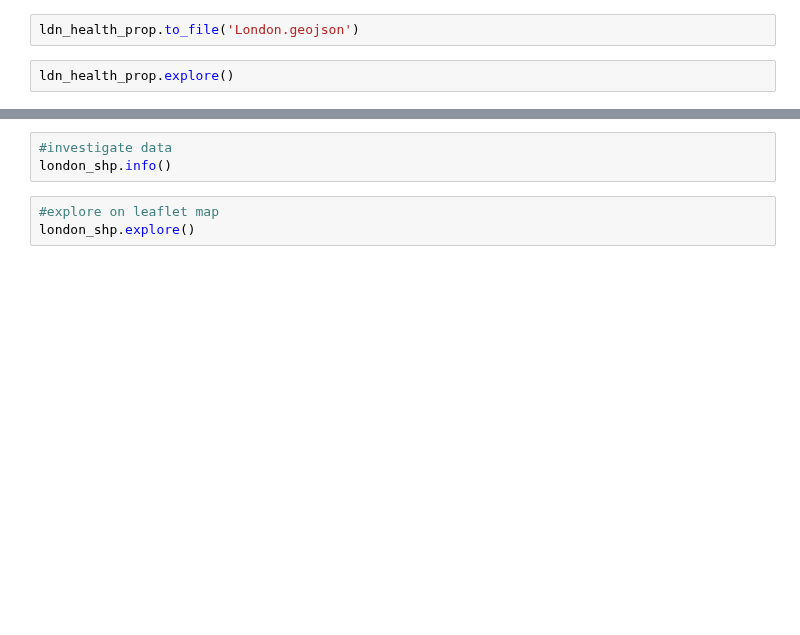
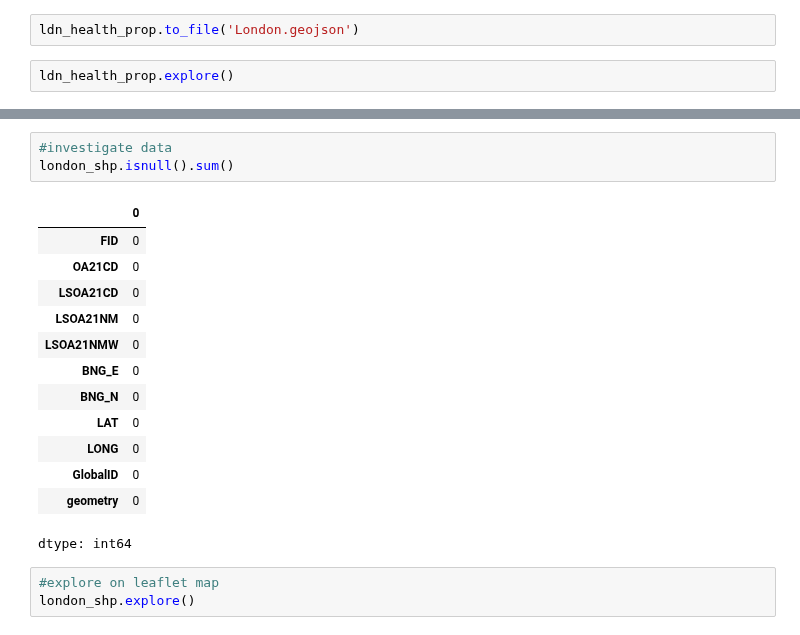
Before and after one commit to Jonathan-C-Barrett/GEOG5990M, a Jupyter notebook: GEOG5003M_Final_Project_template.ipynb, the cells around one changed output, grey strips where cells are left out. Cells and saved outputs as stored; diff of their text form; blank space fills up the shorter version.

```diff
--- a/GEOG5003M_Final_Project_template.ipynb
+++ b/GEOG5003M_Final_Project_template.ipynb
@@ -170,6 +170,20 @@ london_shp= ldn_health_prop.loc[ldn_health_prop['LSOA21NM'].str.contains('City o
 # %%
 #investigate data
-london_shp.info()
+london_shp.isnull().sum()
+# %% [output]
+|  | 0 |
+| FID | 0 |
+| OA21CD | 0 |
+| LSOA21CD | 0 |
+| LSOA21NM | 0 |
+| LSOA21NMW | 0 |
+| BNG_E | 0 |
+| BNG_N | 0 |
+| LAT | 0 |
+| LONG | 0 |
+| GlobalID | 0 |
+| geometry | 0 |
+dtype: int64
 # %%
 #explore on leaflet map
 london_shp.explore()
```
Also changed, not shown: parts of 3 cells of this notebook.
